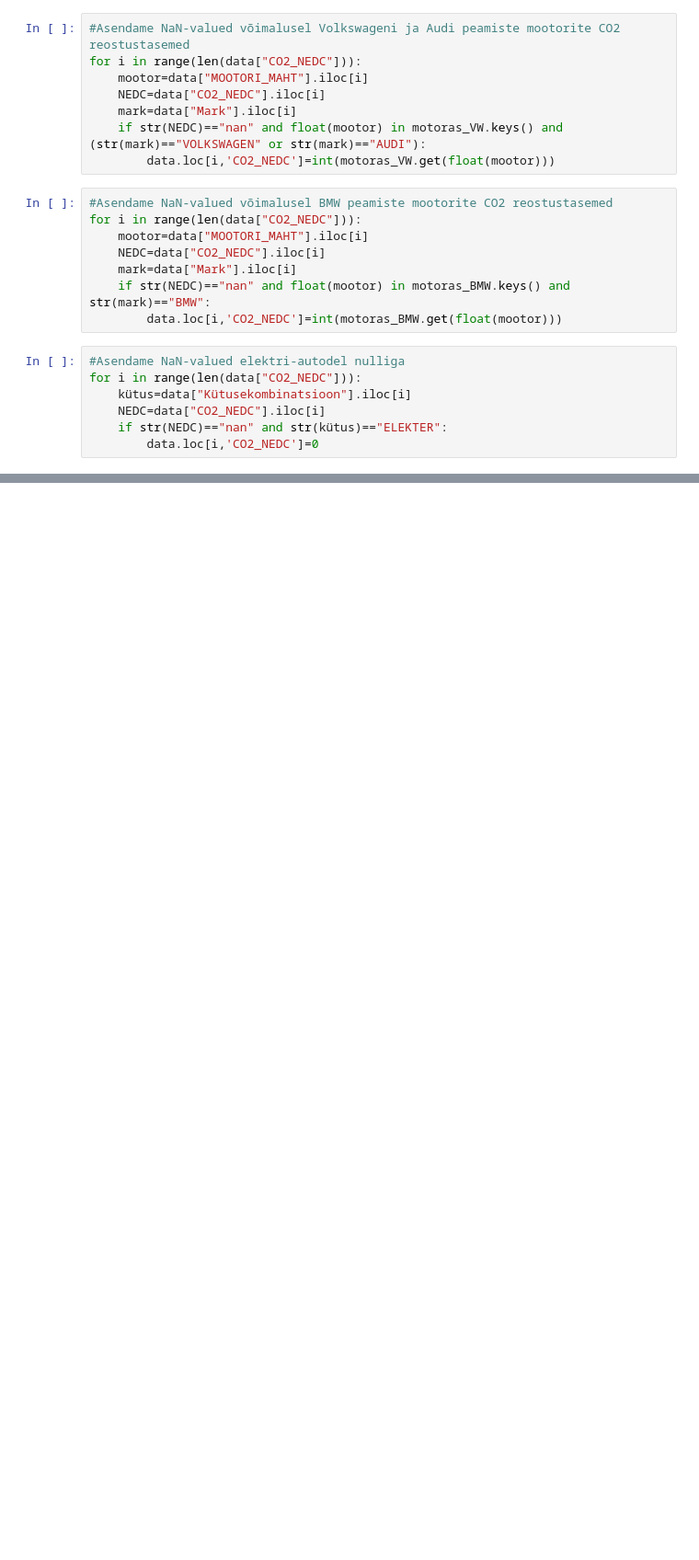
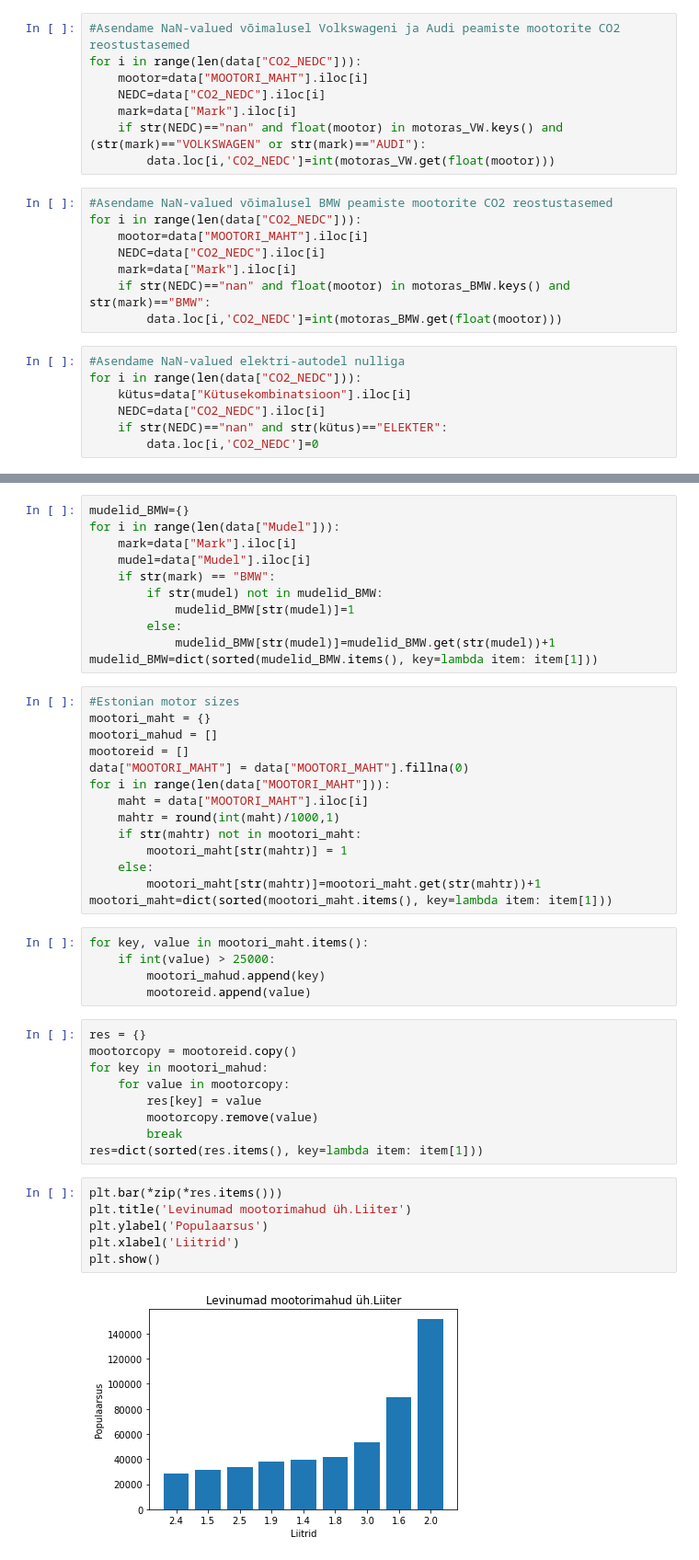
Before and after one commit to LiisReimand/DS_project, a Jupyter notebook: DSproject_D3.ipynb, the cells around one changed output, grey strips where cells are left out. Shown at 92% size. Saved outputs shown, nothing was run; the diff lists cells and outputs as text; blank space fills up the shorter version.

Commit message:
Made big progress, big diagrams

```diff
--- a/DSproject_D3.ipynb
+++ b/DSproject_D3.ipynb
@@ -260,0 +260,47 @@ data.tail(60)
+# %%
+mudelid_BMW={}
+for i in range(len(data["Mudel"])):
+    mark=data["Mark"].iloc[i]
+    mudel=data["Mudel"].iloc[i]
+    if str(mark) == "BMW":
+        if str(mudel) not in mudelid_BMW:
+            mudelid_BMW[str(mudel)]=1
+        else:
+            mudelid_BMW[str(mudel)]=mudelid_BMW.get(str(mudel))+1
+mudelid_BMW=dict(sorted(mudelid_BMW.items(), key=lambda item: item[1]))
+# %%
+#Estonian motor sizes
+mootori_maht = {}
+mootori_mahud = []
+mootoreid = []
+data["MOOTORI_MAHT"] = data["MOOTORI_MAHT"].fillna(0)
+for i in range(len(data["MOOTORI_MAHT"])):
+    maht = data["MOOTORI_MAHT"].iloc[i]
+    mahtr = round(int(maht)/1000,1)
+    if str(mahtr) not in mootori_maht:
+        mootori_maht[str(mahtr)] = 1
+    else:
+        mootori_maht[str(mahtr)]=mootori_maht.get(str(mahtr))+1
+mootori_maht=dict(sorted(mootori_maht.items(), key=lambda item: item[1]))
+# %%
+for key, value in mootori_maht.items():
+    if int(value) > 25000:
+        mootori_mahud.append(key)
+        mootoreid.append(value)
+# %%
+res = {}
+mootorcopy = mootoreid.copy()
+for key in mootori_mahud:
+    for value in mootorcopy:
+        res[key] = value
+        mootorcopy.remove(value)
+        break
+res=dict(sorted(res.items(), key=lambda item: item[1]))
+# %%
+plt.bar(*zip(*res.items()))
+plt.title('Levinumad mootorimahud üh.Liiter')
+plt.ylabel('Populaarsus')
+plt.xlabel('Liitrid')
+plt.show()
+# %% [output]
+[figure, added]
```
Also changed, not shown: parts of 25 cells of this notebook, 1 other file.
